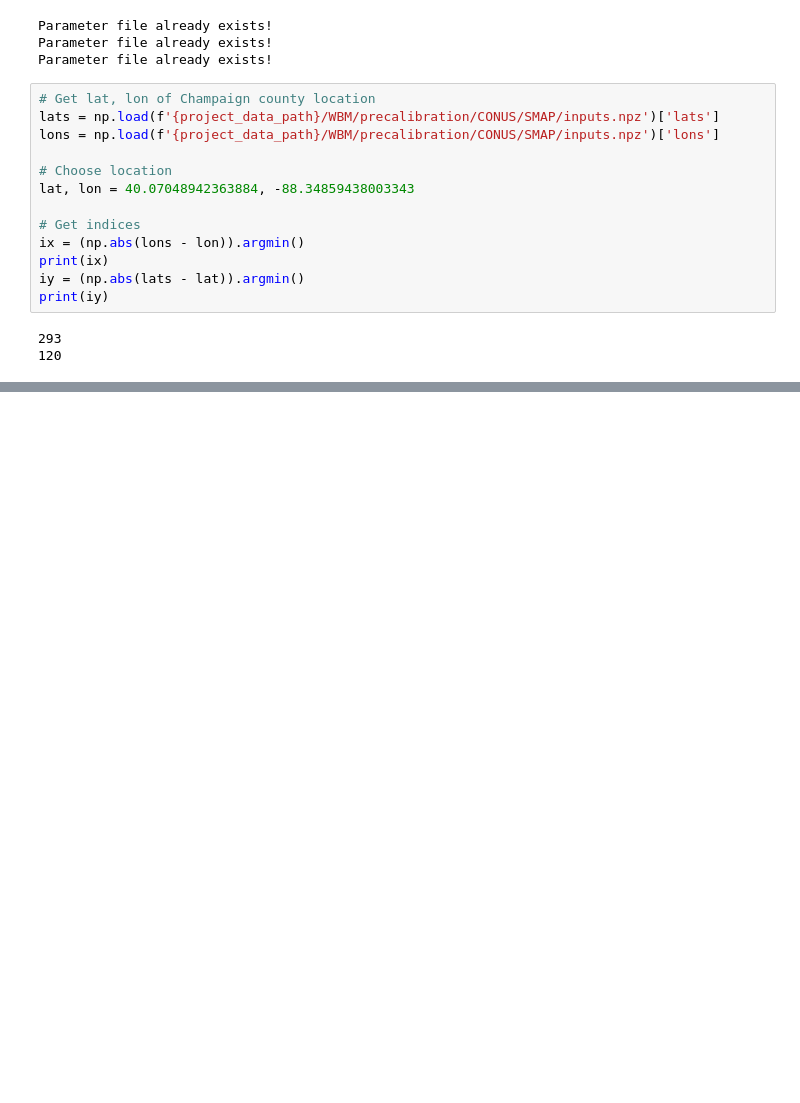
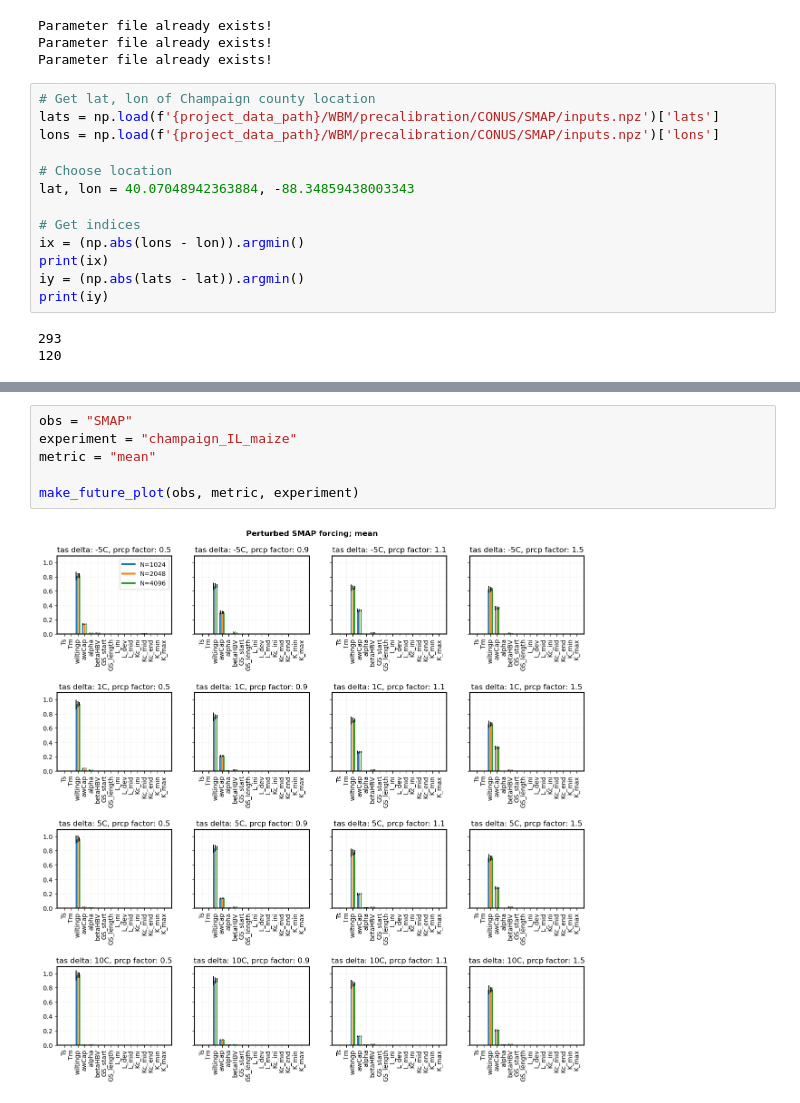
Before and after one commit to david0811/lafferty-etal-2024-tbd, a Jupyter notebook: code/01_WBM_SA.ipynb, the cells around one changed output, grey strips where cells are left out. Saved outputs shown, nothing was run; the diff lists cells and outputs as text; blank space fills up the shorter version.

```diff
--- a/code/01_WBM_SA.ipynb
+++ b/code/01_WBM_SA.ipynb
@@ -386,0 +515,8 @@ champaign_IL_maize_1024_NLDAS_CCtas10prcp0.9
+# %%
+obs = "SMAP"
+experiment = "champaign_IL_maize"
+metric = "mean"
+
+make_future_plot(obs, metric, experiment)
+# %% [output]
+[figure, added]
```
Also changed, not shown: parts of 15 cells of this notebook, 1 other file.
